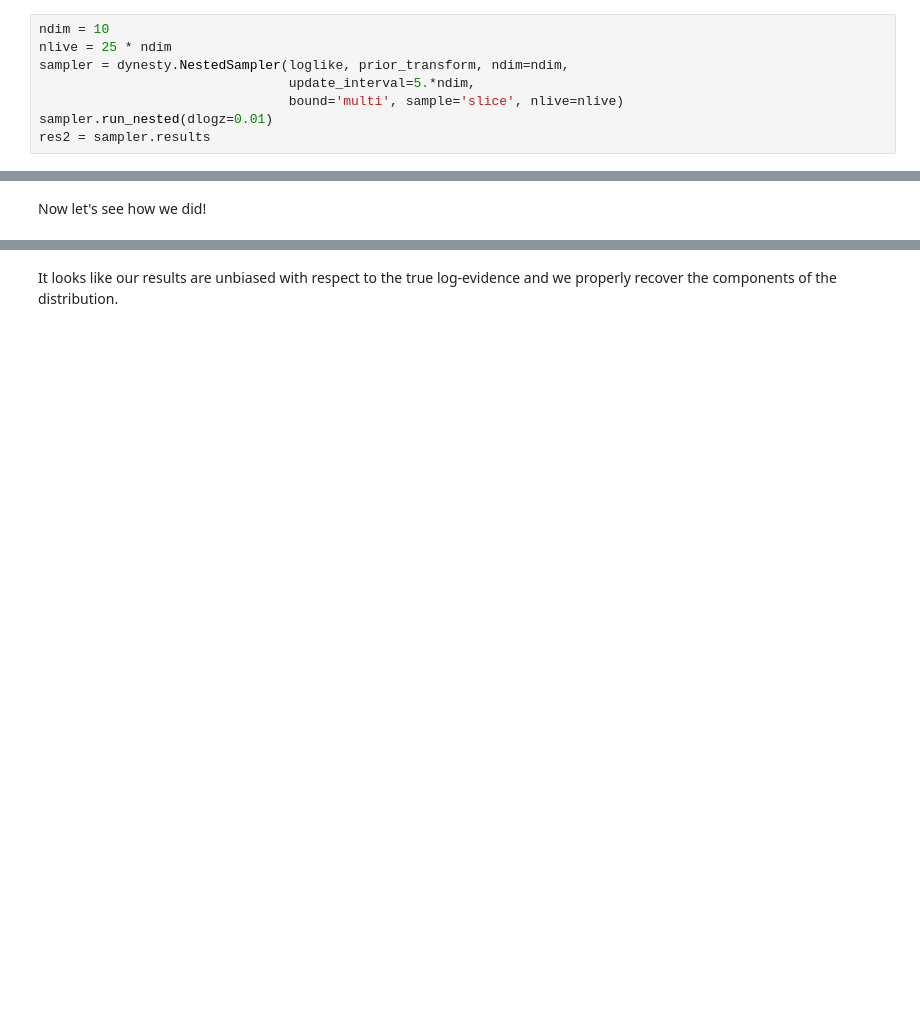
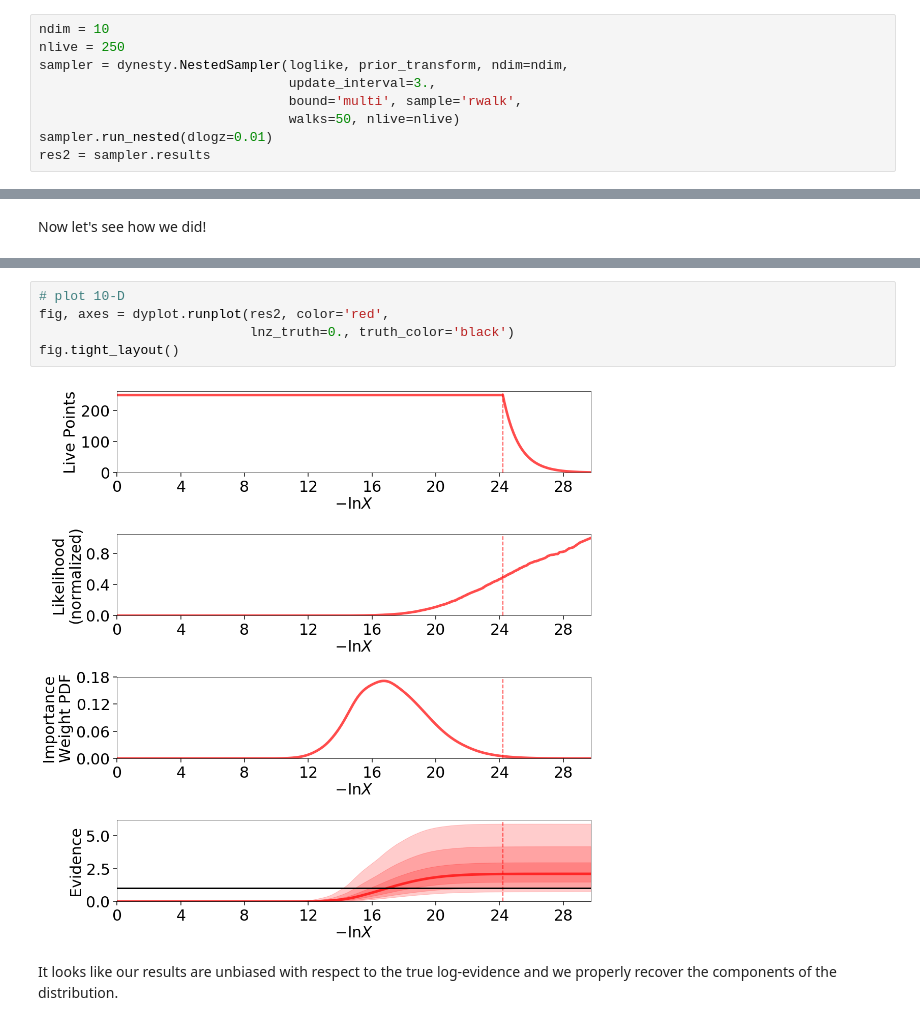
Before and after one commit to joshspeagle/dynesty, a Jupyter notebook: demos/Examples -- LogGamma.ipynb, the cells around one changed output, grey strips where cells are left out. Cells and saved outputs as stored; diff of their text form; blank space fills up the shorter version.

```diff
--- a/demos/Examples -- LogGamma.ipynb
+++ b/demos/Examples -- LogGamma.ipynb
@@ -121,10 +122,11 @@ sampler.run_nested(dlogz=0.01)
 res = sampler.results
 # %%
 ndim = 10
-nlive = 25 * ndim
+nlive = 250
 sampler = dynesty.NestedSampler(loglike, prior_transform, ndim=ndim,
-                                update_interval=5.*ndim,
-                                bound='multi', sample='slice', nlive=nlive)
+                                update_interval=3.,
+                                bound='multi', sample='rwalk',
+                                walks=50, nlive=nlive)
 sampler.run_nested(dlogz=0.01)
 res2 = sampler.results
 # %% [output]
@@ -178,2 +178,9 @@ fig, axes = dyplot.cornerplot(res, truths=[[1./3., 2./3.], [1./3., 2./3.]],
+# %%
+# plot 10-D
+fig, axes = dyplot.runplot(res2, color='red',
+                           lnz_truth=0., truth_color='black')
+fig.tight_layout()
+# %% [output]
+[figure, added]
 # %% [markdown]
 It looks like our results are unbiased with respect to the true log-evidence and we properly recover the components of the distribution.
```
Also changed, not shown: parts of 7 cells of this notebook, 20 other files.
